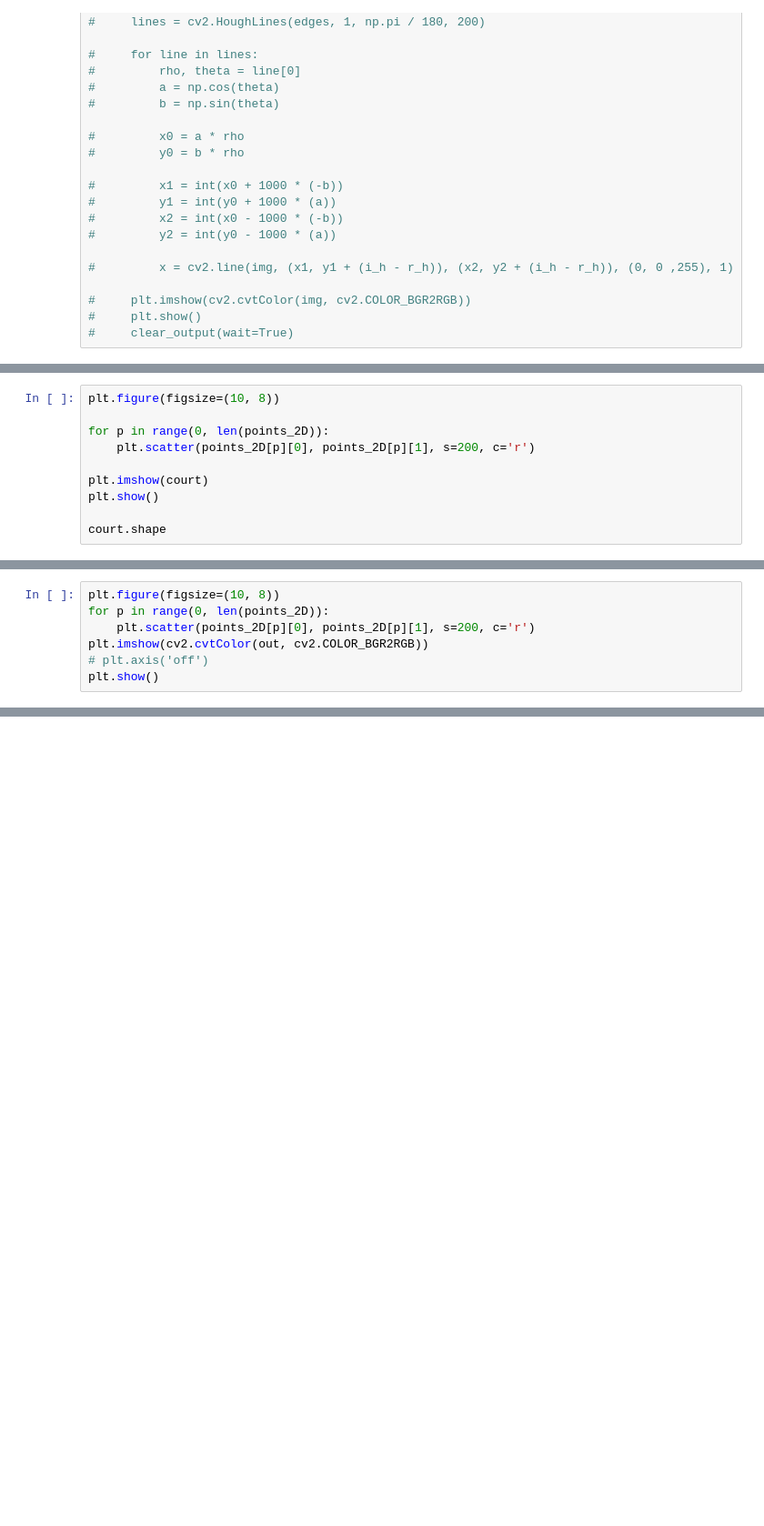
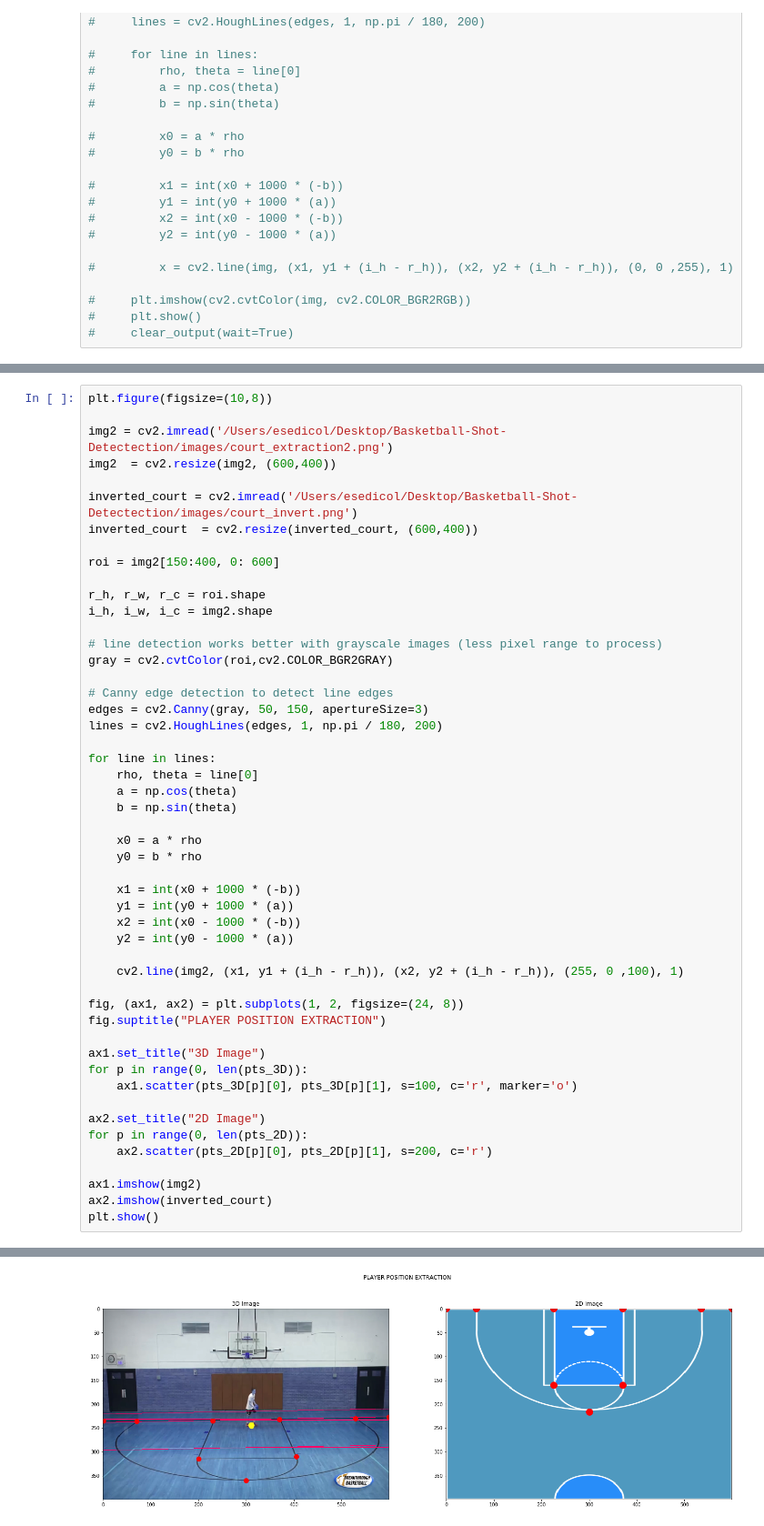
Before and after one commit to Esedicol/BasketballPlayerDetectection-BABPD, a Jupyter notebook: NOTEBOOKS/2D_COURT.ipynb, the cells around one changed output, grey strips where cells are left out. Shown at 91% size. Cells and saved outputs as stored; diff of their text form; blank space fills up the shorter version.

Commit message:
PLayer position extraction working baby!!

```diff
--- a/NOTEBOOKS/2D_COURT.ipynb
+++ b/NOTEBOOKS/2D_COURT.ipynb
@@ -127,10 +120,0 @@ matrix, status = cv2.findHomography(points_3D, points_2D)
-# %%
-plt.figure(figsize=(10, 8))
-
-for p in range(0, len(points_2D)):
-    plt.scatter(points_2D[p][0], points_2D[p][1], s=200, c='r')
-
-plt.imshow(court)
-plt.show()
-
-court.shape
@@ -145,7 +120,0 @@ out.shape
-# %%
-plt.figure(figsize=(10, 8))
-for p in range(0, len(points_2D)):
-    plt.scatter(points_2D[p][0], points_2D[p][1], s=200, c='r')
-plt.imshow(cv2.cvtColor(out, cv2.COLOR_BGR2RGB))
-# plt.axis('off')
-plt.show()
@@ -155,0 +123,51 @@ points_2D
+# %%
+plt.figure(figsize=(10,8))
+
+img2 = cv2.imread('/Users/esedicol/Desktop/Basketball-Shot-Detectection/images/court_extraction2.png')
+img2  = cv2.resize(img2, (600,400))
+
+inverted_court = cv2.imread('/Users/esedicol/Desktop/Basketball-Shot-Detectection/images/court_invert.png')
+inverted_court  = cv2.resize(inverted_court, (600,400))
+
+roi = img2[150:400, 0: 600]
+
+r_h, r_w, r_c = roi.shape
+i_h, i_w, i_c = img2.shape
+
+# line detection works better with grayscale images (less pixel range to process)
+gray = cv2.cvtColor(roi,cv2.COLOR_BGR2GRAY)
+
+# Canny edge detection to detect line edges
+edges = cv2.Canny(gray, 50, 150, apertureSize=3)
+lines = cv2.HoughLines(edges, 1, np.pi / 180, 200)
+
+for line in lines:
+    rho, theta = line[0]
+    a = np.cos(theta)
+    b = np.sin(theta)
+
+    x0 = a * rho
+    y0 = b * rho
+
+    x1 = int(x0 + 1000 * (-b))
+    y1 = int(y0 + 1000 * (a))
+    x2 = int(x0 - 1000 * (-b))
+    y2 = int(y0 - 1000 * (a))
+
+    cv2.line(img2, (x1, y1 + (i_h - r_h)), (x2, y2 + (i_h - r_h)), (255, 0 ,100), 1)
+
+fig, (ax1, ax2) = plt.subplots(1, 2, figsize=(24, 8))
+fig.suptitle("PLAYER POSITION EXTRACTION")
+
+ax1.set_title("3D Image")
+for p in range(0, len(pts_3D)):
+    ax1.scatter(pts_3D[p][0], pts_3D[p][1], s=100, c='r', marker='o')
+
+ax2.set_title("2D Image")
+for p in range(0, len(pts_2D)):
+    ax2.scatter(pts_2D[p][0], pts_2D[p][1], s=200, c='r')
+
+ax1.imshow(img2)
+ax2.imshow(inverted_court)
+plt.show()
+# %% [output]
@@ -155,0 +175 @@ points_2D
+[figure, added]
```
Also changed, not shown: parts of 15 cells of this notebook, 5 other files.
